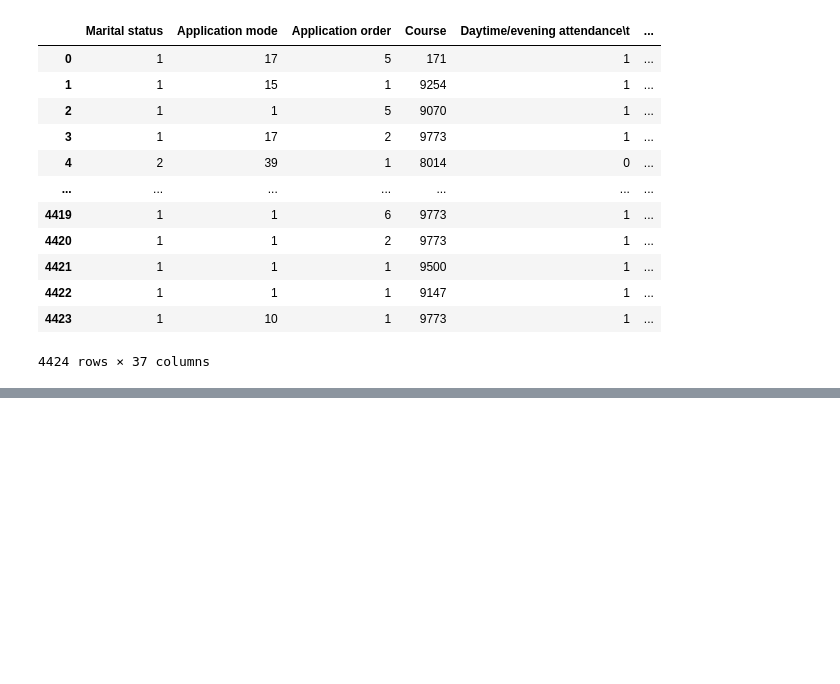
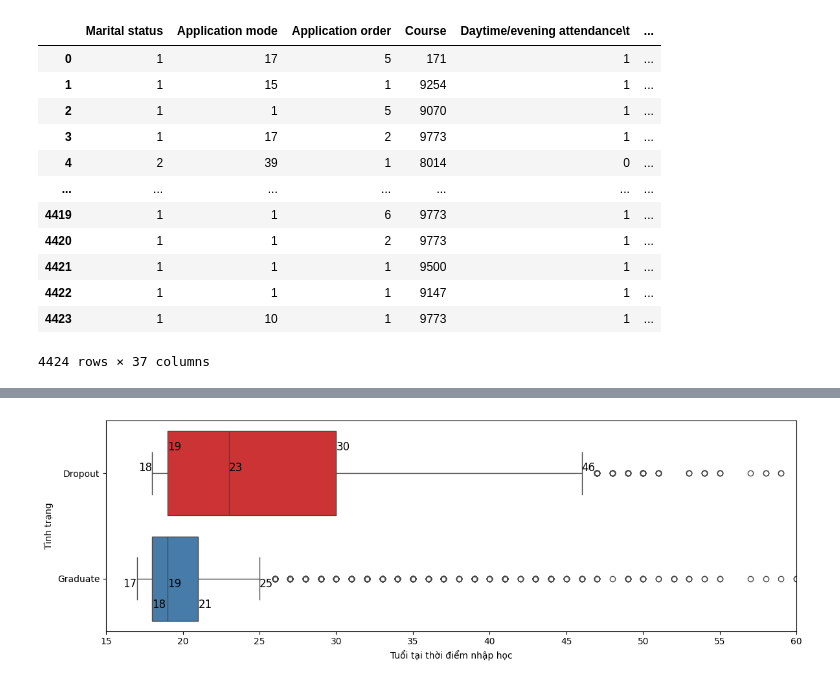
Before and after one commit to StrugVN/data-analysis-ctu, a Jupyter notebook: 1/1.ipynb, the cells around one changed output, grey strips where cells are left out. Drawn from its saved outputs; the diff is of its cells as text; code cells hidden in the pictures; blank space fills up the shorter version.

```diff
--- a/1/1.ipynb
+++ b/1/1.ipynb
@@ -697,0 +203,55 @@ for col in boxplot_cols:
+# %%
+grouped = df_bin_target.groupby('Target')['Age at enrollment']
+quartiles = grouped.quantile([0.25, 0.5, 0.75]).unstack()
+quartiles.columns = ['Q1', 'Median', 'Q3']
+quartiles['IQR'] = quartiles['Q3'] - quartiles['Q1']
+
+whisk = {}
+for lvl, row in quartiles.iterrows():
+    data = df_bin_target.loc[df_bin_target['Target']==lvl, 'Age at enrollment']
+    lower_bound = row['Q1'] - 1.5 * row['IQR']
+    upper_bound = row['Q3'] + 1.5 * row['IQR']
+    lower_whisk = data[data >= lower_bound].min()
+    upper_whisk = data[data <= upper_bound].max()
+    whisk[lvl] = (lower_whisk, upper_whisk)
+
+fig, ax = plt.subplots(figsize=(12, 4))
+sns.boxplot(
+    data=df_bin_target,
+    y='Target',
+    x='Age at enrollment',
+    hue='Target',
+    palette='Set1',
+    hue_order=['Dropout', 'Graduate'],
+    orient='h',
+    ax=ax
+)
+ax.set_ylabel('Tình trạng')
+ax.set_xlabel('Tuổi tại thời điểm nhập học')
+
+hue_levels = ['Dropout', 'Graduate']
+y_offsets = [-0.05, 0.05]
+
+for i, lvl in enumerate(hue_levels):
+    q1, med, q3 = quartiles.loc[lvl, ['Q1','Median','Q3']]
+    wlow, whigh = whisk[lvl]
+    y = i
+
+    ax.text(q1 ,  y + y_offsets[i] * 5, f"{q1:.0f}",
+            va='center', ha='left', fontdict={'fontsize': 12})
+    ax.text(med , y + y_offsets[i], f"{med:.0f}",
+            va='center', ha='left', fontdict={'fontsize': 12})
+    ax.text(q3 ,  y + y_offsets[i]* 5, f"{q3:.0f}",
+            va='center', ha='left', fontdict={'fontsize': 12})
+
+    ax.text(wlow ,  y + y_offsets[i], f"{wlow:.0f}",
+            va='center', ha='right', fontdict={'fontsize': 12})
+    ax.text(whigh , y + y_offsets[i], f"{whigh:.0f}",
+            va='center', ha='left', fontdict={'fontsize': 12})
+
+ax.set_xlim(15, 60)
+
+plt.tight_layout()
+plt.show()
+# %% [output]
+[figure, added]
```
Also changed, not shown: parts of 82 cells of this notebook, 7 other files.
